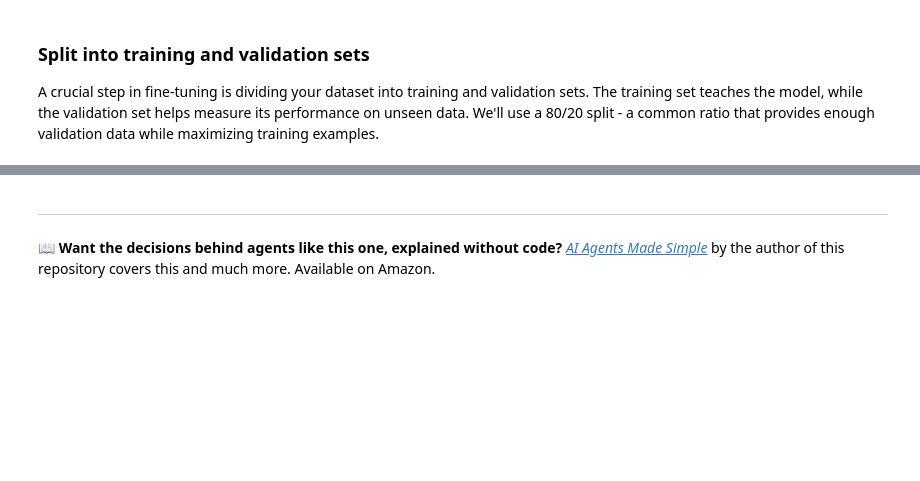
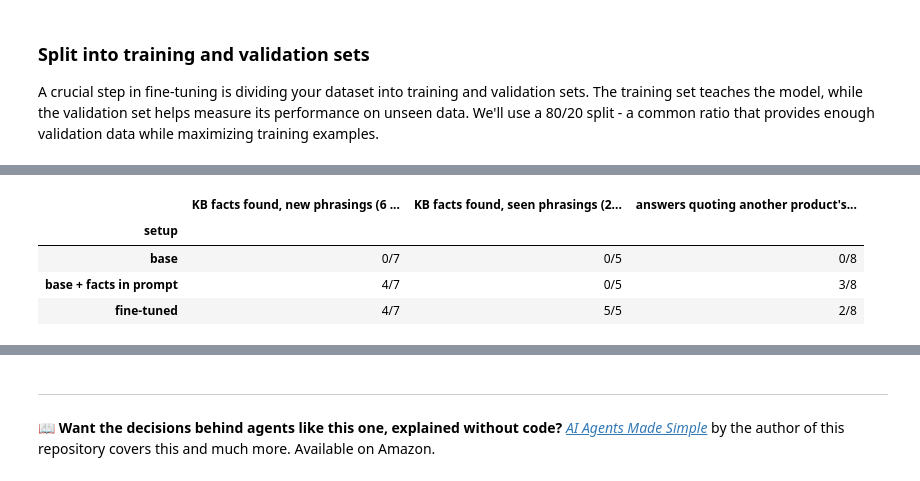
Before and after one commit to NirDiamant/agents-towards-production, a Jupyter notebook: tutorials/fine-tuning-agents/fine_tuning_agents_guide.ipynb, the cells around one changed output, grey strips where cells are left out. Saved outputs shown, nothing was run; the diff lists cells and outputs as text; code cells hidden in the pictures; blank space fills up the shorter version.

```diff
--- a/tutorials/fine-tuning-agents/fine_tuning_agents_guide.ipynb
+++ b/tutorials/fine-tuning-agents/fine_tuning_agents_guide.ipynb
@@ -527,0 +760,50 @@ These improvements would be difficult to achieve through prompt engineering alon
+# %%
+peft_model = trainer.model
+kb_text = " ".join(f"{topic.capitalize()}: {details}" for topic, details in kb_docs[0]["content"].items())
+KB_PROMPT = f"{SYSTEM_PROMPT} Answer using only these facts. {kb_text}"
+
+# The distinctive facts of each product in the knowledge base
+product_facts = {
+    "checking": ["$2,500", "student ID"],
+    "savings": ["0.5% APY", "1.5% APY", "$10,000"],
+    "business": ["unlimited transactions", "merchant services", "Standard and Premium"],
+}
+
+def facts_found(answer, facts):
+    normalize = lambda s: s.lower().replace(",", "")
+    return sum(normalize(fact) in normalize(answer) for fact in facts)
+
+def other_product_facts(answer, product):
+    # Facts that belong to a different product than the one the customer asked about
+    return [f for p, facts in product_facts.items() if p != product for f in facts if facts_found(answer, [f])]
+
+setups = ["base", "base + facts in prompt", "fine-tuned"]
+rows = []
+for item in test_set:
+    with peft_model.disable_adapter():  # the original model, without the LoRA adapter
+        answers = {"base": ask(peft_model, item["question"]),
+                   "base + facts in prompt": ask(peft_model, item["question"], system=KB_PROMPT)}
+    answers["fine-tuned"] = ask(peft_model, item["question"])
+    for setup, answer in answers.items():
+        rows.append({"question": item["question"], "phrasing": item["phrasing"], "setup": setup, "answer": answer,
+                     "found": facts_found(answer, item["facts"]), "expected": len(item["facts"]),
+                     "mixed_up": other_product_facts(answer, item["product"])})
+results = pd.DataFrame(rows)
+
+summary = []
+for setup in setups:
+    r = results[results["setup"] == setup]
+    new, seen = r[r["phrasing"] == "new"], r[r["phrasing"] == "seen"]
+    summary.append({
+        "setup": setup,
+        "KB facts found, new phrasings (6 questions)": f"{new['found'].sum()}/{new['expected'].sum()}",
+        "KB facts found, seen phrasings (2 questions)": f"{seen['found'].sum()}/{seen['expected'].sum()}",
+        "answers quoting another product's facts": f"{(r['mixed_up'].str.len() > 0).sum()}/{len(r)}",
+    })
+pd.DataFrame(summary).set_index("setup")
+# %% [output]
+|  | KB facts found, new phrasings (6 ... | KB facts found, seen phrasings (2... | answers quoting another product's... |
+| setup |  |  |  |
+| base | 0/7 | 0/5 | 0/8 |
+| base + facts in prompt | 4/7 | 0/5 | 3/8 |
+| fine-tuned | 4/7 | 5/5 | 2/8 |
```
Also changed, not shown: parts of 37 cells of this notebook, 1 other file.
